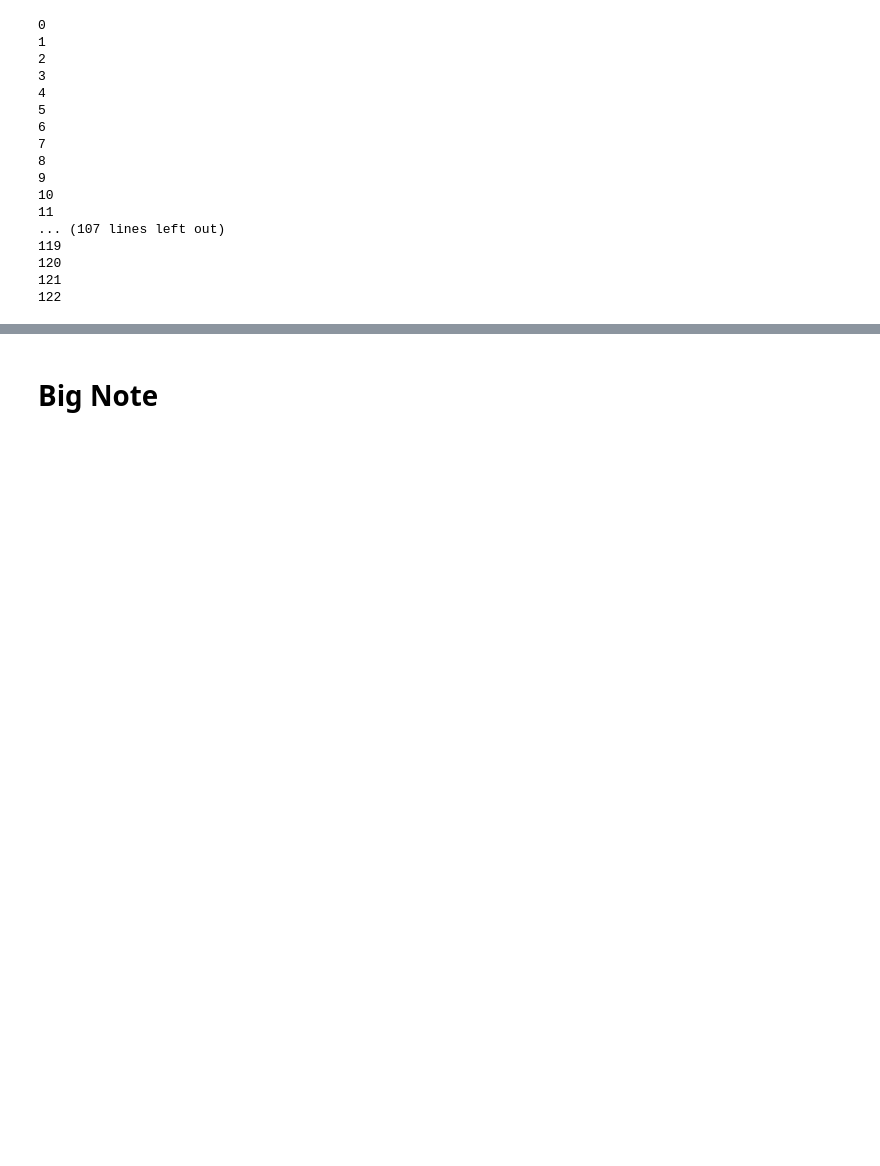
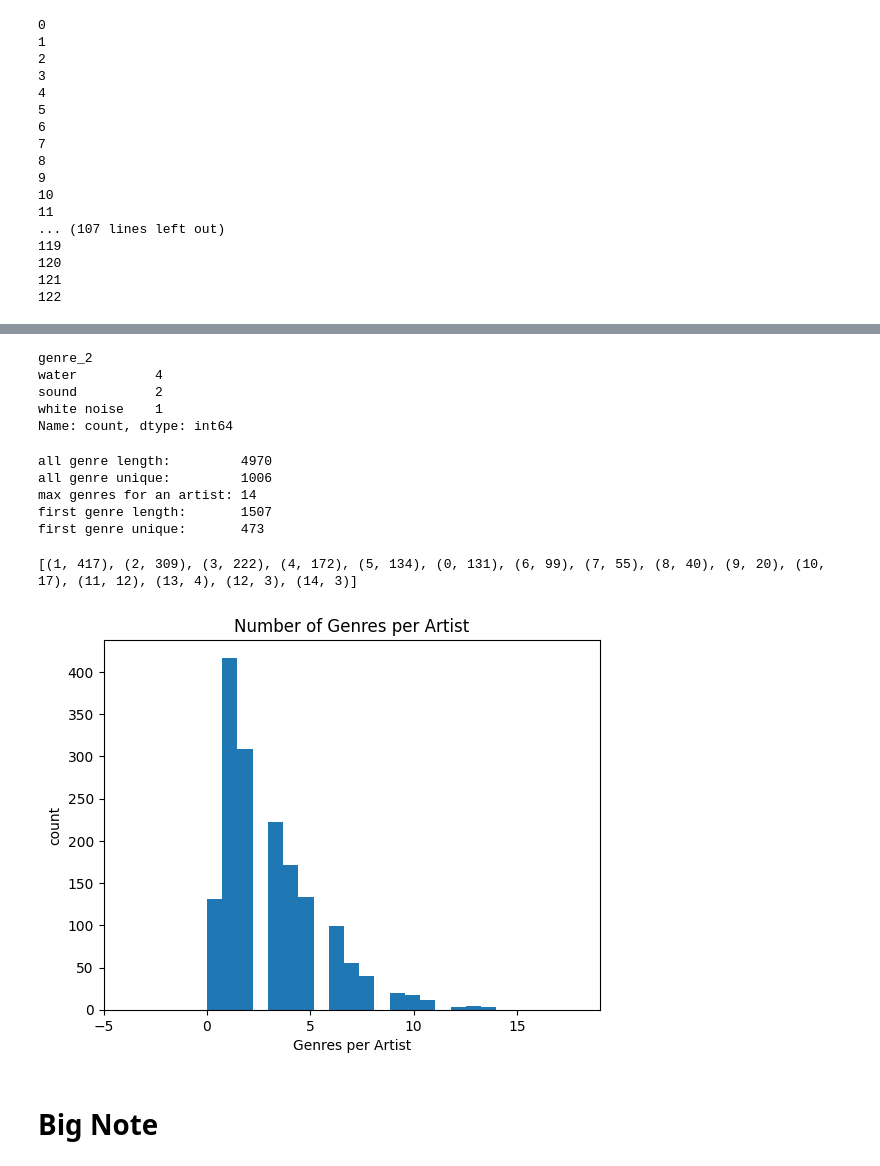
Before and after one commit to spryger-zz/explore_spotify, a Jupyter notebook: spotify_data_analysis.ipynb, the cells around one changed output, grey strips where cells are left out. Cells and saved outputs as stored; diff of their text form; code cells hidden in the pictures; blank space fills up the shorter version.

Commit message:
Cleaned Data and Exported as CSVs

```diff
--- a/spotify_data_analysis.ipynb
+++ b/spotify_data_analysis.ipynb
@@ -565,0 +545,4 @@ album_df.to_csv('data_tables/album_table_{}.csv'.format(iteration))
+# %%
+json_object = json.dumps(final, indent=4)
+with open("data_tables/artist_data_short.json", "w") as outfile:
+    outfile.write(json_object)
@@ -565,0 +551,12 @@ album_df.to_csv('data_tables/album_table_{}.csv'.format(iteration))
+# %%
+# Opening JSON file
+with open('data_tables/album_data.json', 'r') as openfile:
+
+    # Reading from json file
+    json_object = json.load(openfile)
+# %%
+subset_list = []
+for i in json_object['albums']:
+    subset = dict((k, i[k]) for k in ('id', 'name', 'album_type', 'release_date', 'release_date_precision', 'popularity', 'total_tracks', 'genres', 'label', 'type'))
+    subset_list.append(subset)
+final = {'albums':subset_list}
@@ -565,0 +571,6 @@ album_df.to_csv('data_tables/album_table_{}.csv'.format(iteration))
+# %%
+# Opening JSON file
+with open('data_tables/artist_data_short.json', 'r') as openfile:
+
+    # Reading from json file
+    artists = json.load(openfile)
@@ -565,0 +712,8 @@ album_df.to_csv('data_tables/album_table_{}.csv'.format(iteration))
+# %%
+df[df['genre_1']=='rain']['genre_2'].value_counts()
+# %% [output]
+genre_2
+water          4
+sound          2
+white noise    1
+Name: count, dtype: int64
@@ -565,0 +722,39 @@ album_df.to_csv('data_tables/album_table_{}.csv'.format(iteration))
+# %%
+print('all genre length:         {}'.format(len(genre_list)))
+print('all genre unique:         {}'.format(len(set(genre_list))))
+print('max genres for an artist: {}'.format(max_genre_length))
+print('first genre length:       {}'.format(len(first_genre_list)))
+print('first genre unique:       {}'.format(len(set(first_genre_list))))
+# %% [output]
+all genre length:         4970
+all genre unique:         1006
+max genres for an artist: 14
+first genre length:       1507
+first genre unique:       473
+# %%
+from collections import Counter
+
+most_common_genre_amount = Counter(genres_per_artist).most_common()
+print(most_common_genre_amount)
+# -> [(5, 3), (1, 2)]
+# %% [output]
+[(1, 417), (2, 309), (3, 222), (4, 172), (5, 134), (0, 131), (6, 99), (7, 55), (8, 40), (9, 20), (10, 17), (11, 12), (13, 4), (12, 3), (14, 3)]
+# %%
+
+data = genres_per_artist
+
+# fixed bin size
+bins = np.linspace(math.ceil(min(data)),
+                   math.floor(max(data)),
+                   20) # fixed number of bins
+
+plt.xlim([min(data)-5, max(data)+5])
+
+plt.hist(data, bins=bins, alpha=1)
+plt.title('Number of Genres per Artist')
+plt.xlabel('Genres per Artist')
+plt.ylabel('count')
+
+plt.show()
+# %% [output]
+[figure, added]
```
Also changed, not shown: parts of 35 cells of this notebook.
